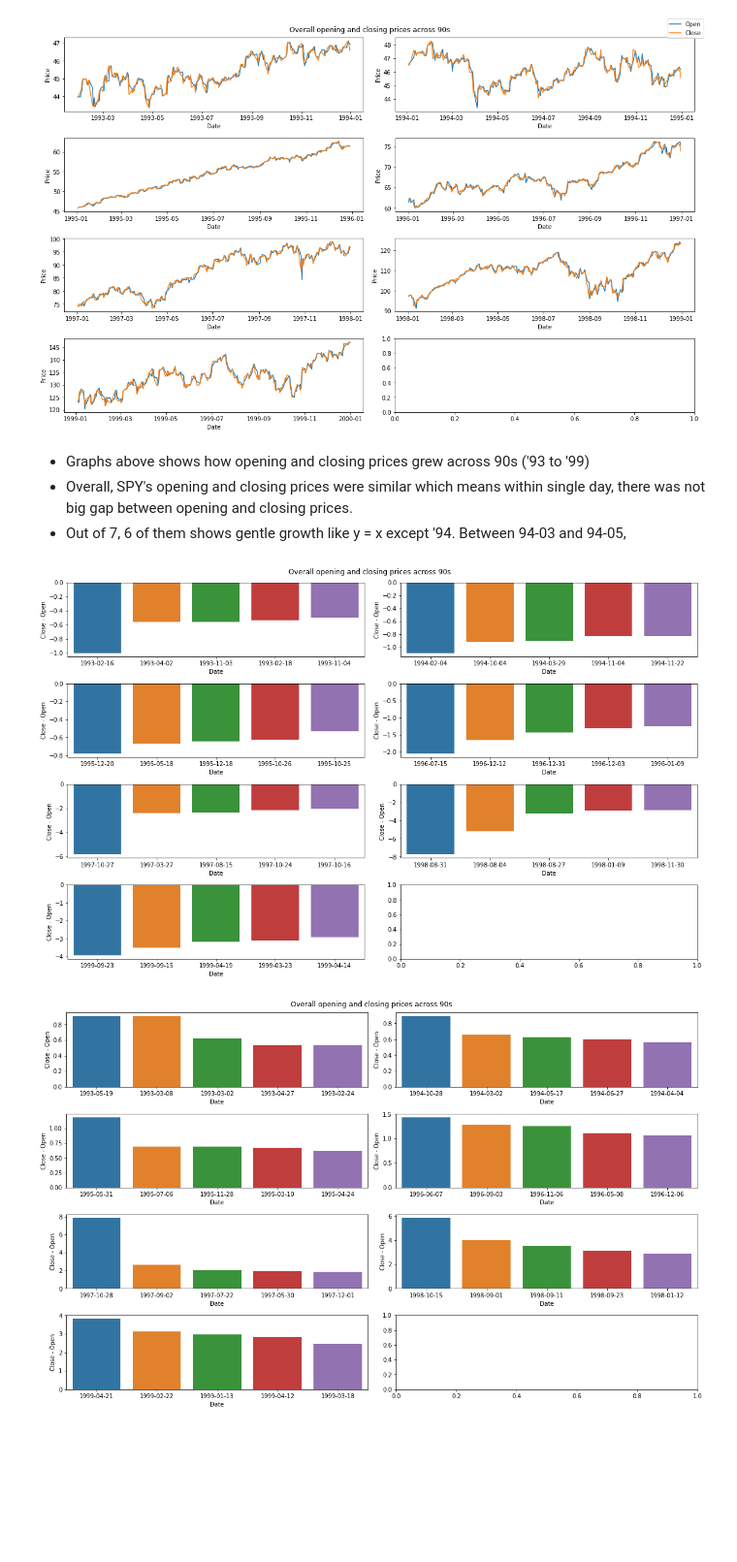
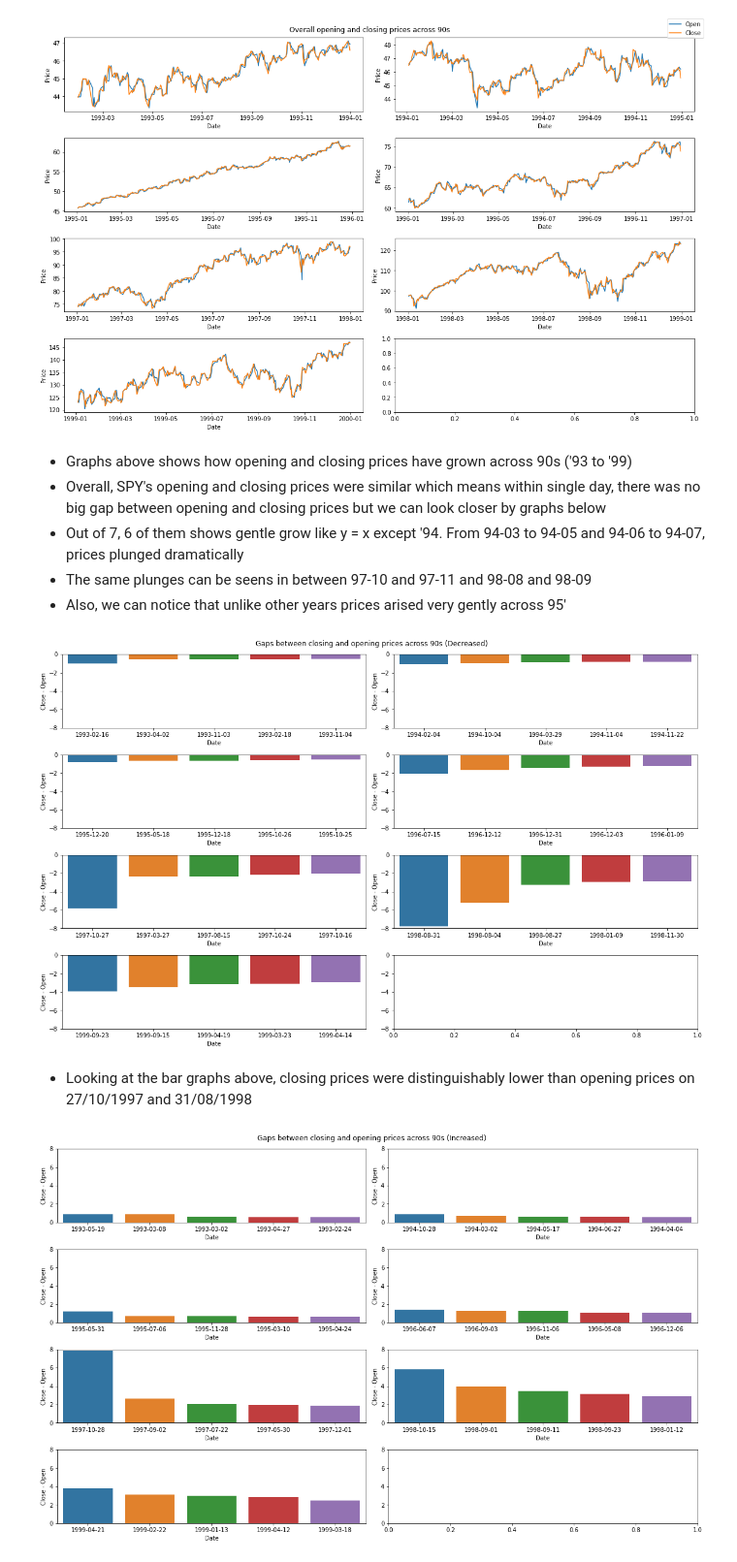
Before and after one commit to 6soyoung3/sp500-analysis-with-python, a Jupyter notebook: StockAnalyse.ipynb, the cells around one changed output. Shown: that part at 97% size. Cells and saved outputs as stored; diff of their text form; code cells hidden in the pictures; blank space fills up the shorter version.

```diff
--- a/Stock analyse.ipynb
+++ b/StockAnalyse.ipynb
@@ -34,7 +34,7 @@ spydata.head()
 | 3 | 1993 | 2 | 3 | 1993-02-03 | 44.40625 | 44.84375 | 44.37500 | 44.81250 | 26.486113 | 529400 |
 | 4 | 1993 | 2 | 4 | 1993-02-04 | 44.96875 | 45.09375 | 44.46875 | 45.00000 | 26.596937 | 531500 |
 # %%
-fig, ax = plt.subplots(4, 2, figsize=(16,10))
+fig, axes = plt.subplots(4, 2, figsize=(16,10))
 
 data = spydata.melt(id_vars=['Date','Year'], value_vars=['Open','Close'], var_name = 'State', value_name='Price')
 
@@ -50,13 +50,13 @@ data1999 = data.loc[data['Year'] == 1999]
 
 fig.suptitle('Overall opening and closing prices across 90s')
 
-sns.lineplot(ax=ax[0,0], x=data1993.Date, y= data1993.Price, hue= data1993.State, legend=False)
-sns.lineplot(ax=ax[0,1], x=data1994.Date, y= data1994.Price, hue= data1994.State, legend=False)
-sns.lineplot(ax=ax[1,0], x=data1995.Date, y= data1995.Price, hue= data1995.State, legend=False)
-sns.lineplot(ax=ax[1,1], x=data1996.Date, y= data1996.Price, hue= data1996.State, legend=False)
-sns.lineplot(ax=ax[2,0], x=data1997.Date, y= data1997.Price, hue= data1997.State, legend=False)
-sns.lineplot(ax=ax[2,1], x=data1998.Date, y= data1998.Price, hue= data1998.State, legend=False)
-sns.lineplot(ax=ax[3,0], x=data1999.Date, y= data1999.Price, hue= data1999.State, legend=False)
+sns.lineplot(ax=axes[0,0], x=data1993.Date, y= data1993.Price, hue= data1993.State, legend=False)
+sns.lineplot(ax=axes[0,1], x=data1994.Date, y= data1994.Price, hue= data1994.State, legend=False)
+sns.lineplot(ax=axes[1,0], x=data1995.Date, y= data1995.Price, hue= data1995.State, legend=False)
+sns.lineplot(ax=axes[1,1], x=data1996.Date, y= data1996.Price, hue= data1996.State, legend=False)
+sns.lineplot(ax=axes[2,0], x=data1997.Date, y= data1997.Price, hue= data1997.State, legend=False)
+sns.lineplot(ax=axes[2,1], x=data1998.Date, y= data1998.Price, hue= data1998.State, legend=False)
+sns.lineplot(ax=axes[3,0], x=data1999.Date, y= data1999.Price, hue= data1999.State, legend=False)
 
 fig.legend(['Open','Close'])
 
@@ -65,9 +65,11 @@ plt.show()
 # %% [output]
 [figure]
 # %% [markdown]
-- Graphs above shows how opening and closing prices grew across 90s ('93 to '99)
-- Overall, SPY's opening and closing prices were similar which means within single day, there was not big gap between opening and closing prices.
-- Out of 7, 6 of them shows gentle growth like y = x except '94. Between 94-03 and 94-05,
+- Graphs above shows how opening and closing prices have grown across 90s ('93 to '99)
+- Overall, SPY's opening and closing prices were similar which means within single day, there was no big gap between opening and closing prices but we can look closer by graphs below
+- Out of 7, 6 of them shows gentle grow like y = x except '94. From 94-03 to 94-05 and 94-06 to 94-07, prices plunged dramatically
+- The same plunges can be seens in between 97-10 and 97-11 and 98-08 and 98-09
+- Also, we can notice that unlike other years prices arised very gently across 95'
 # %%
 data90s = spydata.loc[spydata['Year'] < 2000]
 allGapOpenClose = []
@@ -96,32 +98,42 @@ sns.barplot(ax=axes[2,0], x=data1997.Date, y= data1997['Close - Open'])
 sns.barplot(ax=axes[2,1], x=data1998.Date, y= data1998['Close - Open'])
 sns.barplot(ax=axes[3,0], x=data1999.Date, y= data1999['Close - Open'])
 
+for ax in axes:
+    for a in ax:
+        a.set_ylim(math.floor(dfOpenClose['Close - Open'].min()),0)
+
 plt.tight_layout()
 plt.show()
 # %% [output]
-[figure, old version]
+[figure, new version]
+# %% [markdown]
+- Looking at the bar graphs above, closing prices were distinguishably lower than opening prices on 27/10/1997 and 31/08/1998
 # %%
 data1993 = (dfOpenClose.loc[dfOpenClose['Year'] == 1993]).sort_values(by=['Close - Open'], axis=0, ascending=False).iloc[0:5]
 data1994 = (dfOpenClose.loc[dfOpenClose['Year'] == 1994]).sort_values(by=['Close - Open'], axis=0, ascending=False).iloc[0:5]
 data1995 = (dfOpenClose.loc[dfOpenClose['Year'] == 1995]).sort_values(by=['Close - Open'], axis=0, ascending=False).iloc[0:5]
 data1996 = (dfOpenClose.loc[dfOpenClose['Year'] == 1996]).sort_values(by=['Close - Open'], axis=0, ascending=False).iloc[0:5]
 data1997 = (dfOpenClose.loc[dfOpenClose['Year'] == 1997]).sort_values(by=['Close - Open'], axis=0, ascending=False).iloc[0:5]
 data1998 = (dfOpenClose.loc[dfOpenClose['Year'] == 1998]).sort_values(by=['Close - Open'], axis=0, ascending=False).iloc[0:5]
 data1999 = (dfOpenClose.loc[dfOpenClose['Year'] == 1999]).sort_values(by=['Close - Open'], axis=0, ascending=False).iloc[0:5]
 
 fig, axes = plt.subplots(4, 2, figsize=(16,10))
 
 fig.suptitle('Gaps between closing and opening prices across 90s (Increased)')
 
 sns.barplot(ax=axes[0,0], x=data1993.Date, y= data1993['Close - Open'])
 sns.barplot(ax=axes[0,1], x=data1994.Date, y= data1994['Close - Open'])
 sns.barplot(ax=axes[1,0], x=data1995.Date, y= data1995['Close - Open'])
 sns.barplot(ax=axes[1,1], x=data1996.Date, y= data1996['Close - Open'])
 sns.barplot(ax=axes[2,0], x=data1997.Date, y= data1997['Close - Open'])
 sns.barplot(ax=axes[2,1], x=data1998.Date, y= data1998['Close - Open'])
 sns.barplot(ax=axes[3,0], x=data1999.Date, y= data1999['Close - Open'])
 
+for ax in axes:
+    for a in ax:
+        a.set_ylim(0, math.ceil(dfOpenClose['Close - Open'].max()),)
+
 plt.tight_layout()
 plt.show()
 # %% [output]
-[figure, old version]
+[figure, new version]
```
Also changed, not shown: parts of 6 cells of this notebook.
